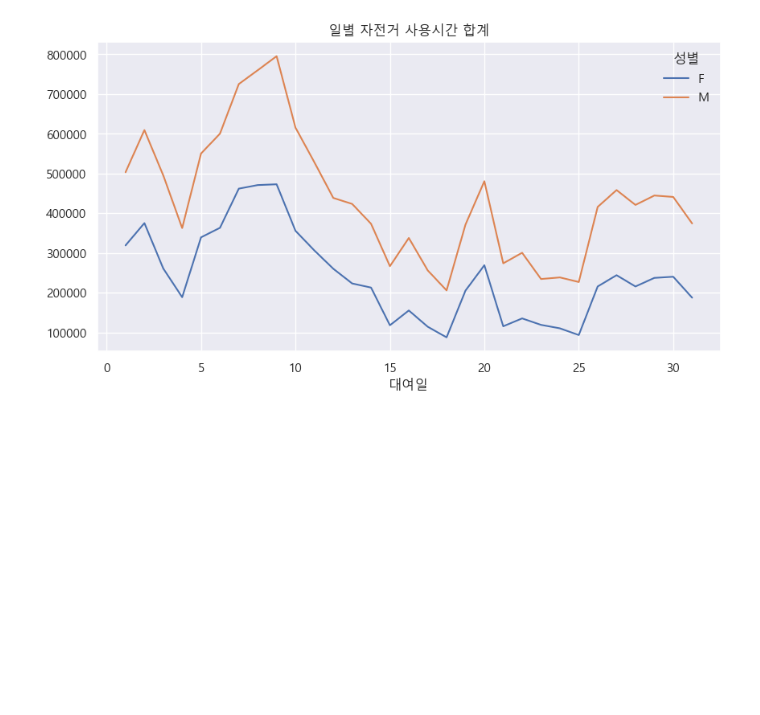
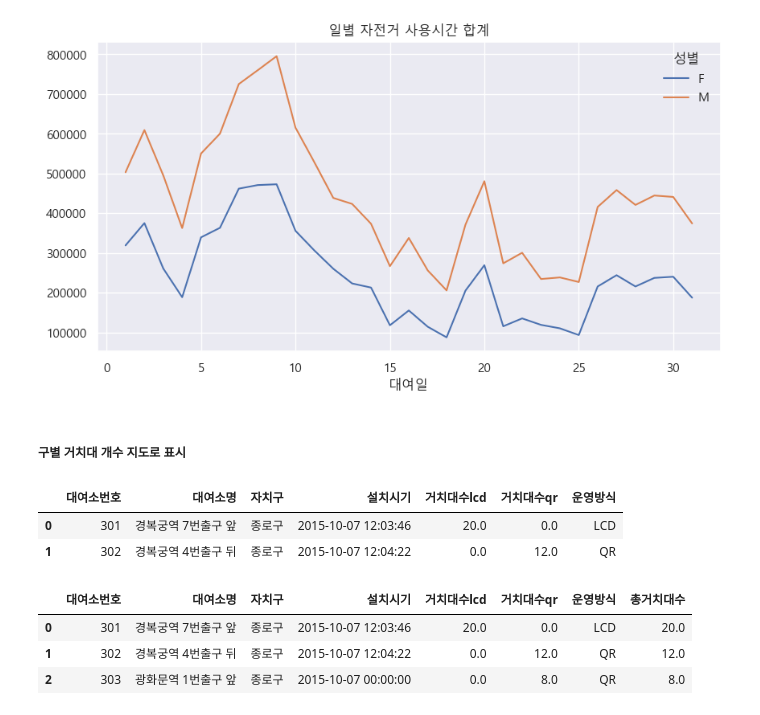
Before and after one commit to wotlanavercom/pythonsource, a Jupyter notebook: project/따릉이.ipynb, the cells around one changed output. Drawn from its saved outputs; the diff is of its cells as text; code cells hidden in the pictures; blank space fills up the shorter version.

```diff
--- a/project/따릉이.ipynb
+++ b/project/따릉이.ipynb
@@ -409,3 +409,22 @@ bike_fm
 bike_fm.plot(title="일별 자전거 사용시간 합계");
 # %% [output]
 [figure]
+# %% [markdown]
+##### 구별 거치대 개수 지도로 표시
+# %%
+bike1.head(2)
+# %% [output]
+|  | 대여소번호 | 대여소명 | 자치구 | 설치시기 | 거치대수lcd | 거치대수qr | 운영방식 |
+| 0 | 301 | 경복궁역 7번출구 앞 | 종로구 | 2015-10-07 12:03:46 | 20.0 | 0.0 | LCD |
+| 1 | 302 | 경복궁역 4번출구 뒤 | 종로구 | 2015-10-07 12:04:22 | 0.0 | 12.0 | QR |
+# %%
+# 총거치대수 = 거치대수lcd + 거치대수qr
+
+bike1["총거치대수"] = bike1["거치대수lcd"] + bike1["거치대수qr"]
+# %%
+bike1.head(3)
+# %% [output]
+|  | 대여소번호 | 대여소명 | 자치구 | 설치시기 | 거치대수lcd | 거치대수qr | 운영방식 | 총거치대수 |
+| 0 | 301 | 경복궁역 7번출구 앞 | 종로구 | 2015-10-07 12:03:46 | 20.0 | 0.0 | LCD | 20.0 |
+| 1 | 302 | 경복궁역 4번출구 뒤 | 종로구 | 2015-10-07 12:04:22 | 0.0 | 12.0 | QR | 12.0 |
+| 2 | 303 | 광화문역 1번출구 앞 | 종로구 | 2015-10-07 00:00:00 | 0.0 | 8.0 | QR | 8.0 |
```
Also changed, not shown: parts of 8 cells of this notebook, 3 other files.
